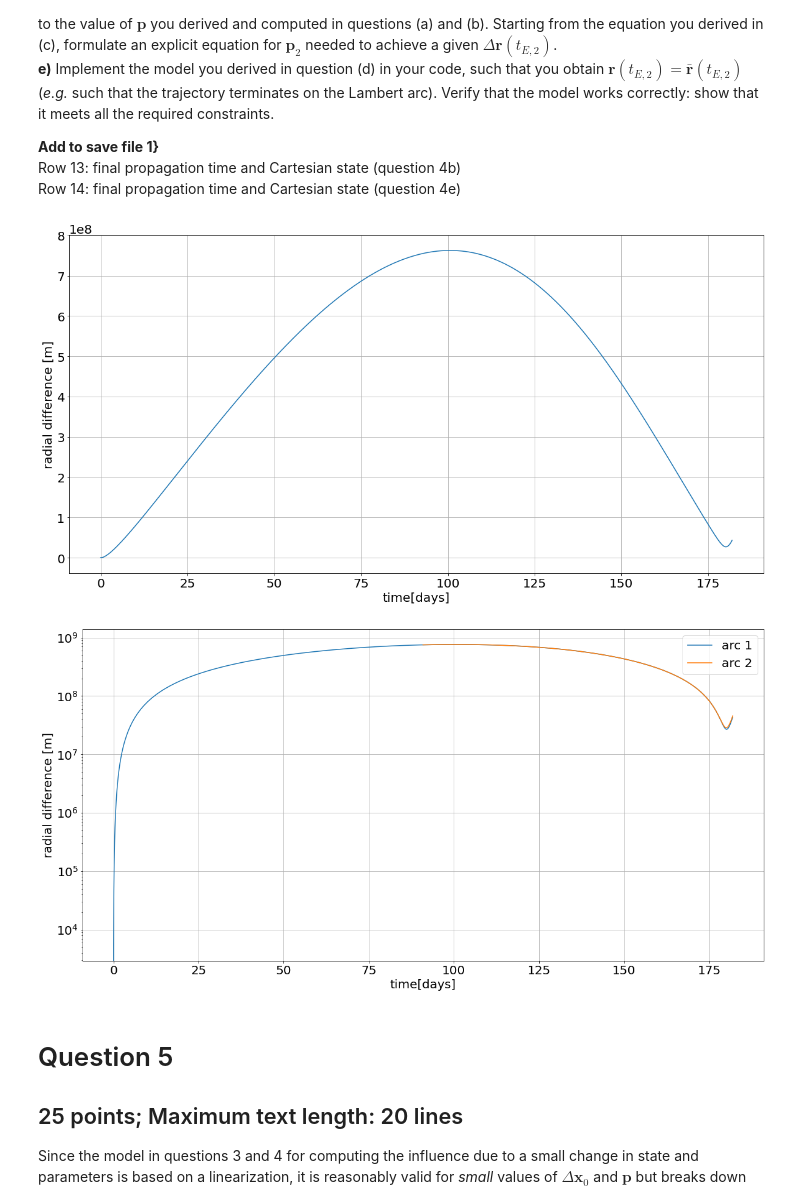
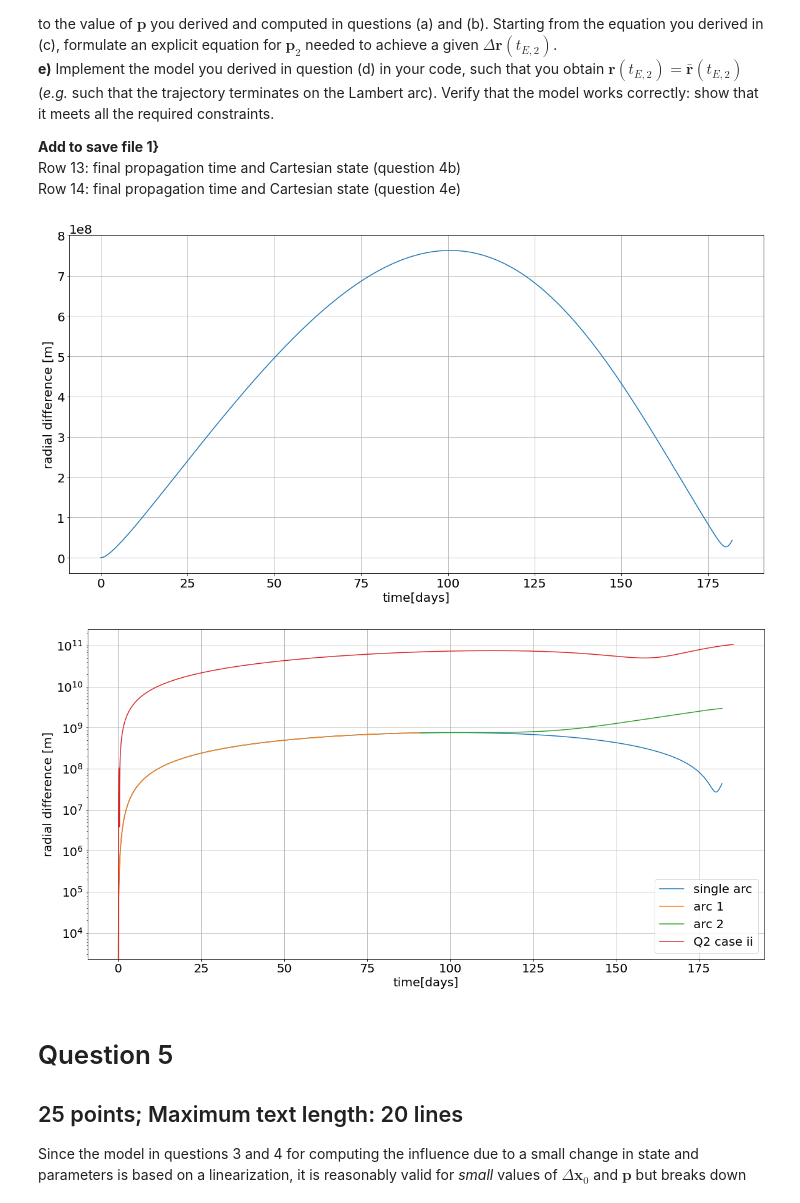
Before and after one commit to yurijpettinari/NumericalAstrodynamicsAssignments_2020, a Jupyter notebook: Assignment2/assignment2.ipynb, the cells around one changed output. Cells and saved outputs as stored; diff of their text form; code cells hidden in the pictures.

```diff
--- a/Assignment2/assignment2.ipynb
+++ b/Assignment2/assignment2.ipynb
@@ -1479,47 +1479,63 @@ for arc_index in range(number_of_arcs):
     transition_matrices = np.append(transition_matrices,final_state_transition_matrix,axis = 0)
     sensitivity_matrices = np.append(sensitivity_matrices,final_sensitivity_matrix,axis = 0)
     # STUDENT CODE TASK (run arc-wise model as defined in question (e) )
+#getting the required sensitivity matrices
 S_2_1 = sensitivity_matrices[3:6,0:3]
 Phi_2_1 = transition_matrices[3:6,0:3]
 S_1_0 = sensitivity_matrices[0:3,0:3]
 inv_S_2_1 = np.linalg.inv(S_2_1)
+#using the equation derived to find the acceleration on the second arc
 p_2 = inv_S_2_1@(final_position_deviation-Phi_2_1@S_1_0@p_1)
-state_history_rsw = p_2
+
+#propagate the first arc
 dynamics_simulator = propagate_trajectory( departure_epoch_with_buffer,departure_epoch_with_buffer+arc_length , bodies, lambert_arc_state_model,
                      "Q4_arc_1", use_perturbations = True)
+#process results for the first arc
 state_history_rsw_1 = dynamics_simulator.state_history
 result_rsw_1 = np.vstack(list(state_history_rsw_1.values()))
+r_rsw_1 = result_rsw_1[:,0:3]
 lambert_history_1 = get_lambert_arc_history( lambert_arc_state_model, state_history_rsw_1 )
-r_lambert_1 = np.vstack(list(lambert_history_1.values()))
-delta_r = result_rsw_1[-1,:]-r_lambert_1[-1,:]
+r_lambert_1 = np.vstack(list(lambert_history_1.values()))[:,0:3]
+radial_difference_1 = r_rsw_1-r_lambert_1
+absolute_radial_difference_1 = np.linalg.norm(radial_difference_1,axis=1)
 
+dependent_variables_1= dynamics_simulator.dependent_variable_history
+time_1 =  dependent_variables_1.keys()
+time_1= np.vstack(list(state_history_rsw_1.keys()))
+#setting the new rsw acceleration for the second arc
+rsw_acceleration_magnitude = p_2
+#propagating with that magnitude
 dynamics_simulator = propagate_trajectory( departure_epoch_with_buffer+arc_length,arrival_epoch_with_buffer , bodies, lambert_arc_state_model,
                      "Q4", use_perturbations = True, initial_state_correction = delta_r)
+#processing results for the second arc
 state_history_rsw_2 = dynamics_simulator.state_history
 lambert_history_2 = get_lambert_arc_history( lambert_arc_state_model, state_history_rsw_2 )
 r_lambert_2 = np.vstack(list(lambert_history_2.values()))[:,0:3]
 result_rsw_2 = np.vstack(list(state_history_rsw_2.values()))
 r_rsw_2 = result_rsw_2[:,0:3]
 radial_difference_2 = r_rsw_2-r_lambert_2
 absolute_radial_difference_2 = np.linalg.norm(radial_difference_2,axis=1)
 dependent_variables_2= dynamics_simulator.dependent_variable_history
 time_2 =  dependent_variables_2.keys()
 time_2= np.vstack(list(state_history_rsw_2.keys()))
 font_size = 20
 
 plt.rcParams.update({'font.size': font_size})
 time_2 = time_2/constants.SIDEREAL_DAY - departure_epoch_with_buffer/constants.SIDEREAL_DAY
+time_1 = time_1/constants.SIDEREAL_DAY - departure_epoch_with_buffer/constants.SIDEREAL_DAY
 fig, ((ax1)) = plt.subplots( 1, 1, figsize = (20,10) )
 ax1.semilogy( time, absolute_radial_difference )
+ax1.semilogy(time_1,absolute_radial_difference_1)
 ax1.semilogy( time_2, absolute_radial_difference_2 )
+ax1.semilogy(time_days_ii,r_difference_ii)
 ax1.grid()
 ax1.set_ylabel( 'radial difference [m]' )
 ax1.set_xlabel('time[days]')
-ax1.legend(['arc 1','arc 2'])
+ax1.legend(['single arc','arc 1','arc 2','Q2 case ii'])
 plt.savefig('Q4')
 # %% [output]
 [figure]
-[figure, old version]
+[figure, new version]
 # %% [markdown]
 # Question 5
 ## 25 points; Maximum text length: 20 lines
```
Also changed, not shown: 1 other file.
